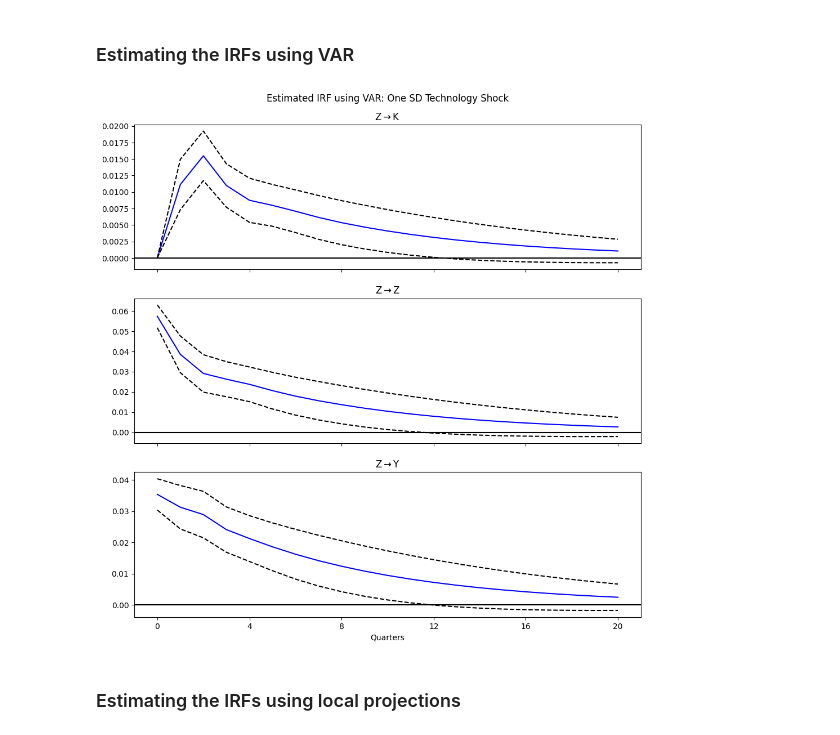
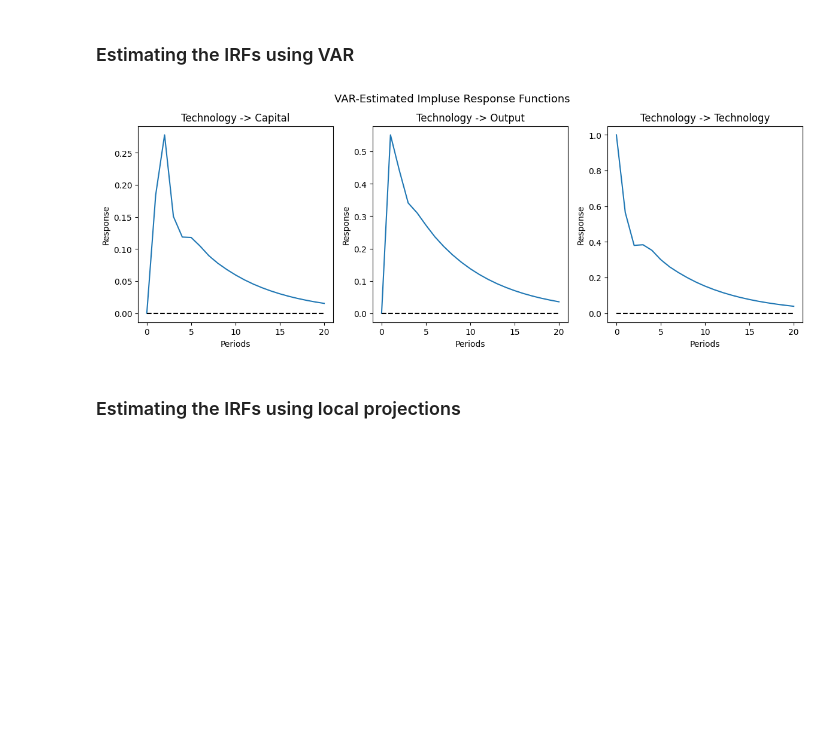
Before and after one commit to matt-dot-k/econ-622-project, a Jupyter notebook: example_notebooks/simple_RBC.ipynb, the cells around one changed output. Cells and saved outputs as stored; diff of their text form; code cells hidden in the pictures; blank space fills up the shorter version.

```diff
--- a/example_notebooks/simple_RBC.ipynb
+++ b/example_notebooks/simple_RBC.ipynb
@@ -103,20 +107,29 @@ plt.show()
 # %% [markdown]
 ### Estimating the IRFs using VAR
-# %%
-# estimating IRF using VAR model on observed data
-def estimate_irf(data, q):
-    model = VAR(data)
-    results = model.fit(ic="aic")
-    irf = results.irf(q)
-    return irf
-VAR_irf = estimate_irf(observed_data, q)
-VAR_irf.plot(orth=True, impulse = "Z")
-plt.suptitle("Estimated IRF using VAR: One SD Technology Shock")
-plt.xlabel("Quarters")
-plt.xticks(range(0, q+1, 4))
-plt.show()
-# %% [output]
-[figure, removed]
+# %%
+# VAR estimation of IRFs
+model = VAR(observed_data)
+results = model.fit(ic="aic")
+irf = results.irf(periods=q)
+irfs = irf.irfs
+
+var_names = results.names
+n_vars = len(var_names)
+
+# plot the VAR estimated IRFs to a unit shock to technology
+plt.figure(figsize=(12, 8))
+for i in range(3):
+    plt.subplot(2, 3, i+1)
+    plt.plot(irfs[:, i, 2])
+    plt.title(f'Technology -> {var_names[i]}')
+    plt.xlabel('Periods')
+    plt.ylabel('Response')
+    plt.hlines(0, 0, q, colors='black', linestyles='dashed')
+plt.suptitle('VAR-Estimated Impluse Response Functions', fontsize=13)
+plt.tight_layout()
+plt.show()
+# %% [output]
+[figure, added]
 # %% [markdown]
 ### Estimating the IRFs using local projections
 # %%
```
Also changed, not shown: parts of 3 cells of this notebook, 1 other file.
